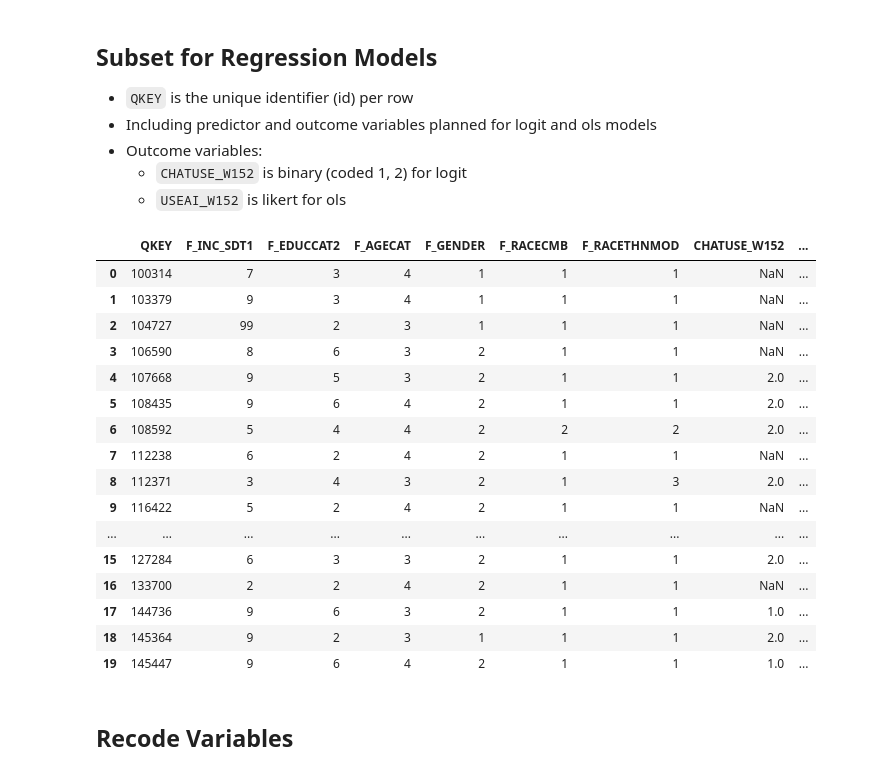
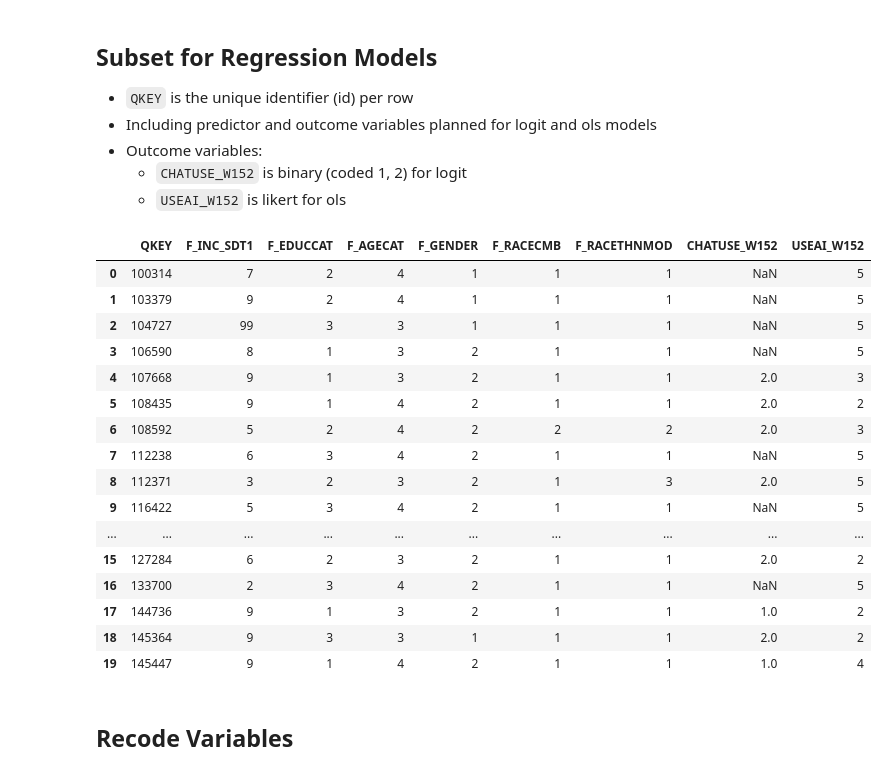
Before and after one commit to shambhavi-20/miniProject2, a Jupyter notebook: atp-w152.ipynb, the cells around one changed output. Cells and saved outputs as stored; diff of their text form; code cells hidden in the pictures.

```diff
--- a/atp-w152.ipynb
+++ b/atp-w152.ipynb
@@ -62,29 +62,29 @@ data.dropna(how='all', inplace=True)
     - `CHATUSE_W152` is binary (coded 1, 2) for logit
     - `USEAI_W152` is likert for ols
 # %%
-predictor_cols = ['F_INC_SDT1', 'F_EDUCCAT2', 'F_AGECAT', 'F_GENDER', 'F_RACECMB', 'F_RACETHNMOD']
+predictor_cols = ['F_INC_SDT1', 'F_EDUCCAT', 'F_AGECAT', 'F_GENDER', 'F_RACECMB', 'F_RACETHNMOD']
 outcome_cols = ['CHATUSE_W152', 'USEAI_W152']
 include_cols = ['QKEY'] + predictor_cols + outcome_cols
 data = data[include_cols]
 data.head(20)
 # %% [output]
-|  | QKEY | F_INC_SDT1 | F_EDUCCAT2 | F_AGECAT | F_GENDER | F_RACECMB | F_RACETHNMOD | CHATUSE_W152 | ... |
-| 0 | 100314 | 7 | 3 | 4 | 1 | 1 | 1 | NaN | ... |
-| 1 | 103379 | 9 | 3 | 4 | 1 | 1 | 1 | NaN | ... |
-| 2 | 104727 | 99 | 2 | 3 | 1 | 1 | 1 | NaN | ... |
-| 3 | 106590 | 8 | 6 | 3 | 2 | 1 | 1 | NaN | ... |
-| 4 | 107668 | 9 | 5 | 3 | 2 | 1 | 1 | 2.0 | ... |
-| 5 | 108435 | 9 | 6 | 4 | 2 | 1 | 1 | 2.0 | ... |
-| 6 | 108592 | 5 | 4 | 4 | 2 | 2 | 2 | 2.0 | ... |
-| 7 | 112238 | 6 | 2 | 4 | 2 | 1 | 1 | NaN | ... |
-| 8 | 112371 | 3 | 4 | 3 | 2 | 1 | 3 | 2.0 | ... |
-| 9 | 116422 | 5 | 2 | 4 | 2 | 1 | 1 | NaN | ... |
+|  | QKEY | F_INC_SDT1 | F_EDUCCAT | F_AGECAT | F_GENDER | F_RACECMB | F_RACETHNMOD | CHATUSE_W152 | USEAI_W152 |
+| 0 | 100314 | 7 | 2 | 4 | 1 | 1 | 1 | NaN | 5 |
+| 1 | 103379 | 9 | 2 | 4 | 1 | 1 | 1 | NaN | 5 |
+| 2 | 104727 | 99 | 3 | 3 | 1 | 1 | 1 | NaN | 5 |
+| 3 | 106590 | 8 | 1 | 3 | 2 | 1 | 1 | NaN | 5 |
+| 4 | 107668 | 9 | 1 | 3 | 2 | 1 | 1 | 2.0 | 3 |
+| 5 | 108435 | 9 | 1 | 4 | 2 | 1 | 1 | 2.0 | 2 |
+| 6 | 108592 | 5 | 2 | 4 | 2 | 2 | 2 | 2.0 | 3 |
+| 7 | 112238 | 6 | 3 | 4 | 2 | 1 | 1 | NaN | 5 |
+| 8 | 112371 | 3 | 2 | 3 | 2 | 1 | 3 | 2.0 | 5 |
+| 9 | 116422 | 5 | 3 | 4 | 2 | 1 | 1 | NaN | 5 |
 | ... | ... | ... | ... | ... | ... | ... | ... | ... | ... |
-| 15 | 127284 | 6 | 3 | 3 | 2 | 1 | 1 | 2.0 | ... |
-| 16 | 133700 | 2 | 2 | 4 | 2 | 1 | 1 | NaN | ... |
-| 17 | 144736 | 9 | 6 | 3 | 2 | 1 | 1 | 1.0 | ... |
-| 18 | 145364 | 9 | 2 | 3 | 1 | 1 | 1 | 2.0 | ... |
-| 19 | 145447 | 9 | 6 | 4 | 2 | 1 | 1 | 1.0 | ... |
+| 15 | 127284 | 6 | 2 | 3 | 2 | 1 | 1 | 2.0 | 2 |
+| 16 | 133700 | 2 | 3 | 4 | 2 | 1 | 1 | NaN | 5 |
+| 17 | 144736 | 9 | 1 | 3 | 2 | 1 | 1 | 1.0 | 2 |
+| 18 | 145364 | 9 | 3 | 3 | 1 | 1 | 1 | 2.0 | 2 |
+| 19 | 145447 | 9 | 1 | 4 | 2 | 1 | 1 | 1.0 | 4 |
 # %% [markdown]
 ## Recode Variables
 # %%
```
Also changed, not shown: parts of 11 cells of this notebook.
